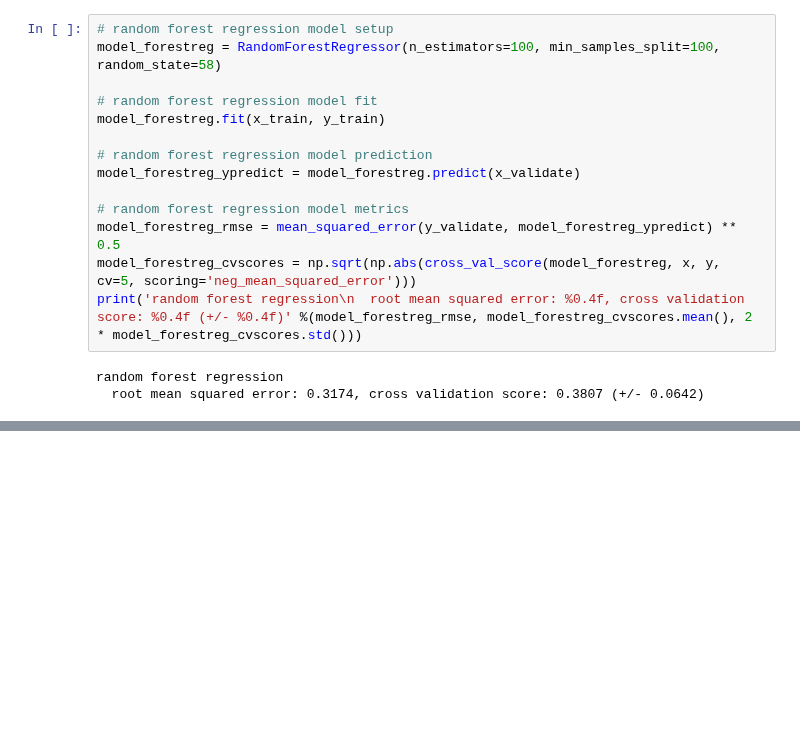
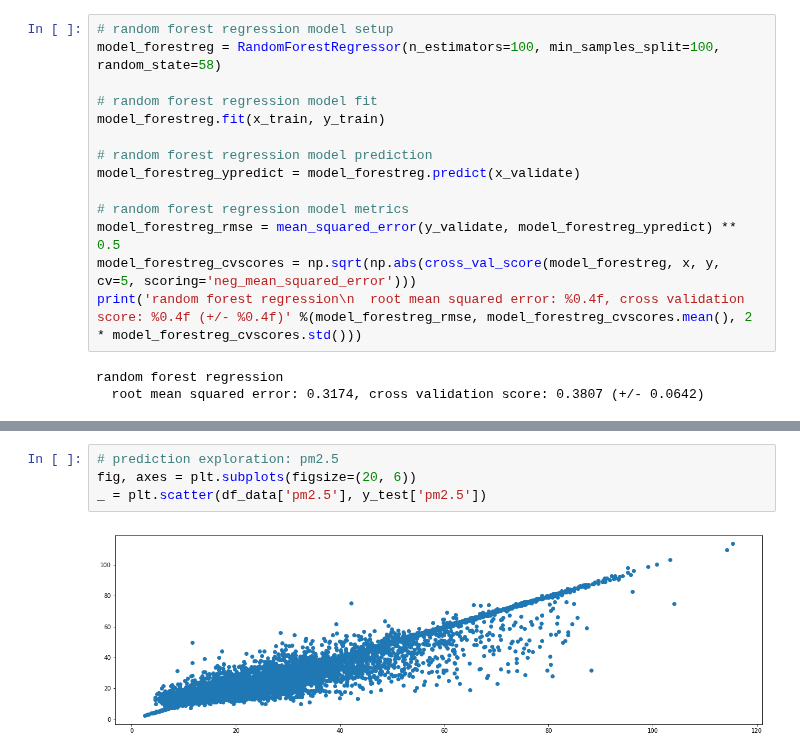
Before and after one commit to monthepp/kaggle, a Jupyter notebook: bangkok_air_polution/bangkok_air_polution.ipynb, the cells around one changed output, grey strips where cells are left out. Drawn from its saved outputs; the diff is of its cells as text; blank space fills up the shorter version.

```diff
--- a/bangkok_air_polution/bangkok_air_polution.ipynb
+++ b/bangkok_air_polution/bangkok_air_polution.ipynb
@@ -516,0 +543,6 @@ print('xgboost regression\n  root mean squared error: %0.4f, cross validation sc
+# %%
+# prediction exploration: pm2.5
+fig, axes = plt.subplots(figsize=(20, 6))
+_ = plt.scatter(df_data['pm2.5'], y_test['pm2.5'])
+# %% [output]
+[figure, added]
```
Also changed, not shown: parts of 8 cells of this notebook.
